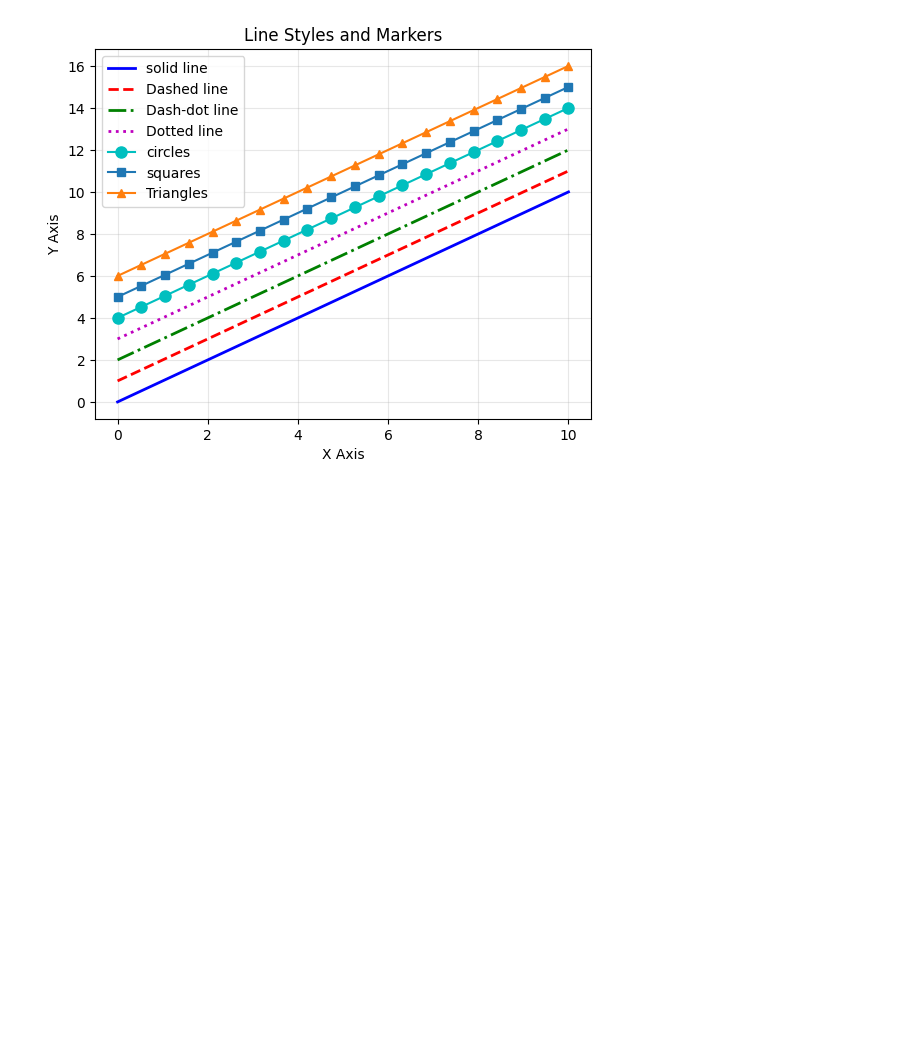
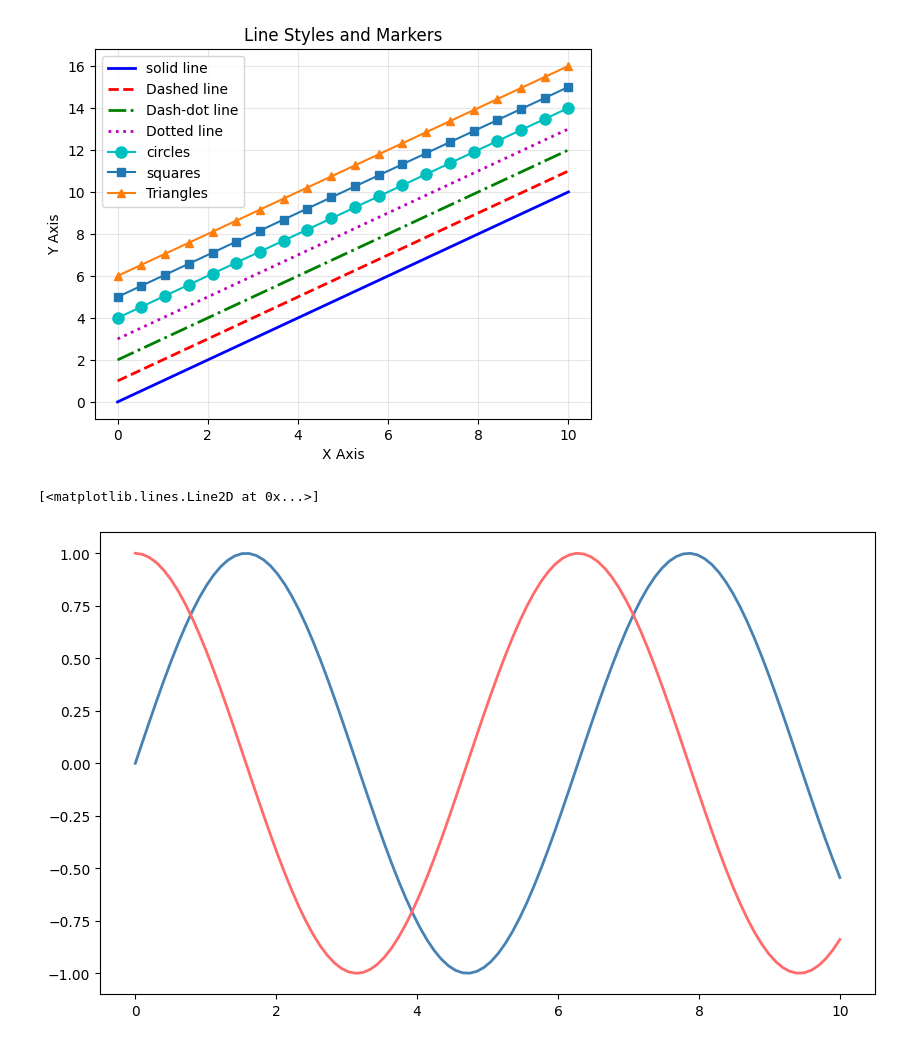
Before and after one commit to IT21314742/Python-Matplotlib-Refresh, a Jupyter notebook: Untitled-1.ipynb, the cells around one changed output. Saved outputs shown, nothing was run; the diff lists cells and outputs as text; code cells hidden in the pictures; blank space fills up the shorter version.

```diff
--- a/Untitled-1.ipynb
+++ b/Untitled-1.ipynb
@@ -124,7 +124,10 @@ plt.grid(True, alpha=0.3)
 # %%
 # Using color names and hex codes
 x = np.linspace(0, 10, 100)
 
 plt.figure(figsize=(10, 6))
 plt.plot(x, np.sin(x), color='steelblue', linewidth=2, label='steelblue')
-plt.plot(x, np.cos(x))
+plt.plot(x, np.cos(x), color='#FF6B6B', linewidth=2, label='#FF6B6B (hex)')
+# %% [output]
+[<matplotlib.lines.Line2D at 0x...>]
+[figure, added]
```
